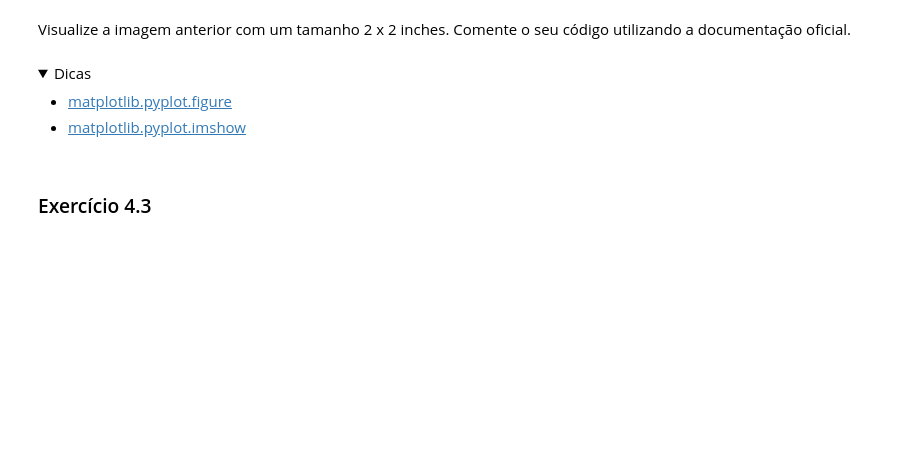
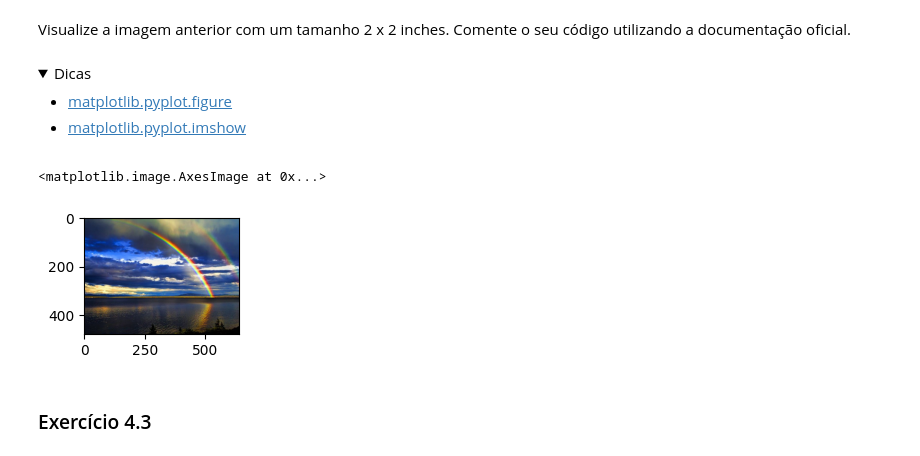
Before and after one commit to UNICAMP-EA979/2026s1-pi01-numpy-JoaoSenirio, a Jupyter notebook: Atividade.ipynb, the cells around one changed output. Saved outputs shown, nothing was run; the diff lists cells and outputs as text; code cells hidden in the pictures; folded sections open; blank space fills up the shorter version.

```diff
--- a/Atividade.ipynb
+++ b/Atividade.ipynb
@@ -411,0 +450,4 @@ Converta a imagem **img** para um array do numpy, printe o número de dimensões
+# %%
+numpy_img = np.array(img)
+print(numpy_img.shape)
+print(numpy_img.dtype)
@@ -426,3 +469,9 @@ Visualize a imagem anterior com um tamanho 2 x 2 inches. Comente o seu código u
+# %%
+plt.figure(figsize=(2,2))
+plt.imshow(numpy_img)
+# %% [output]
+<matplotlib.image.AxesImage at 0x...>
+[figure, added]
 # %% [markdown]
 ### Exercício 4.3
 # %% [markdown]
```
Also changed, not shown: parts of 16 cells of this notebook.
